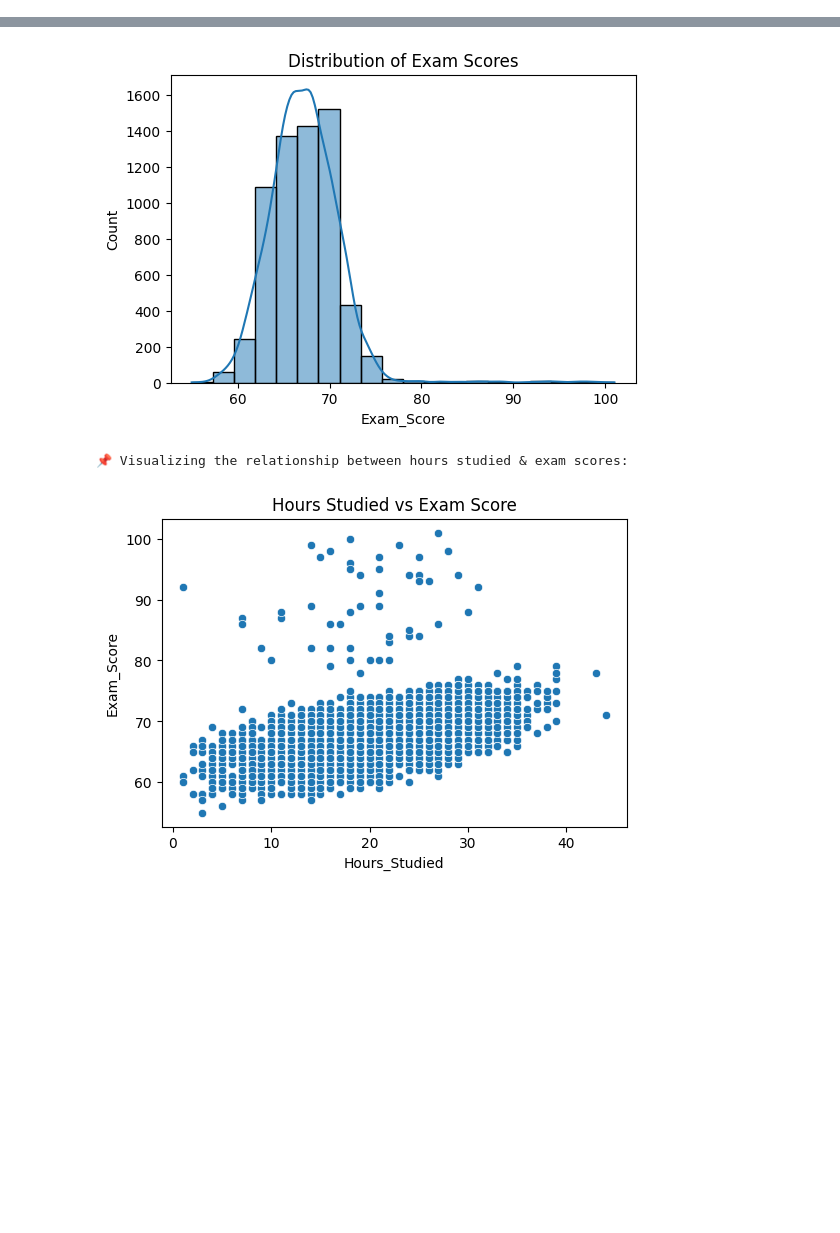
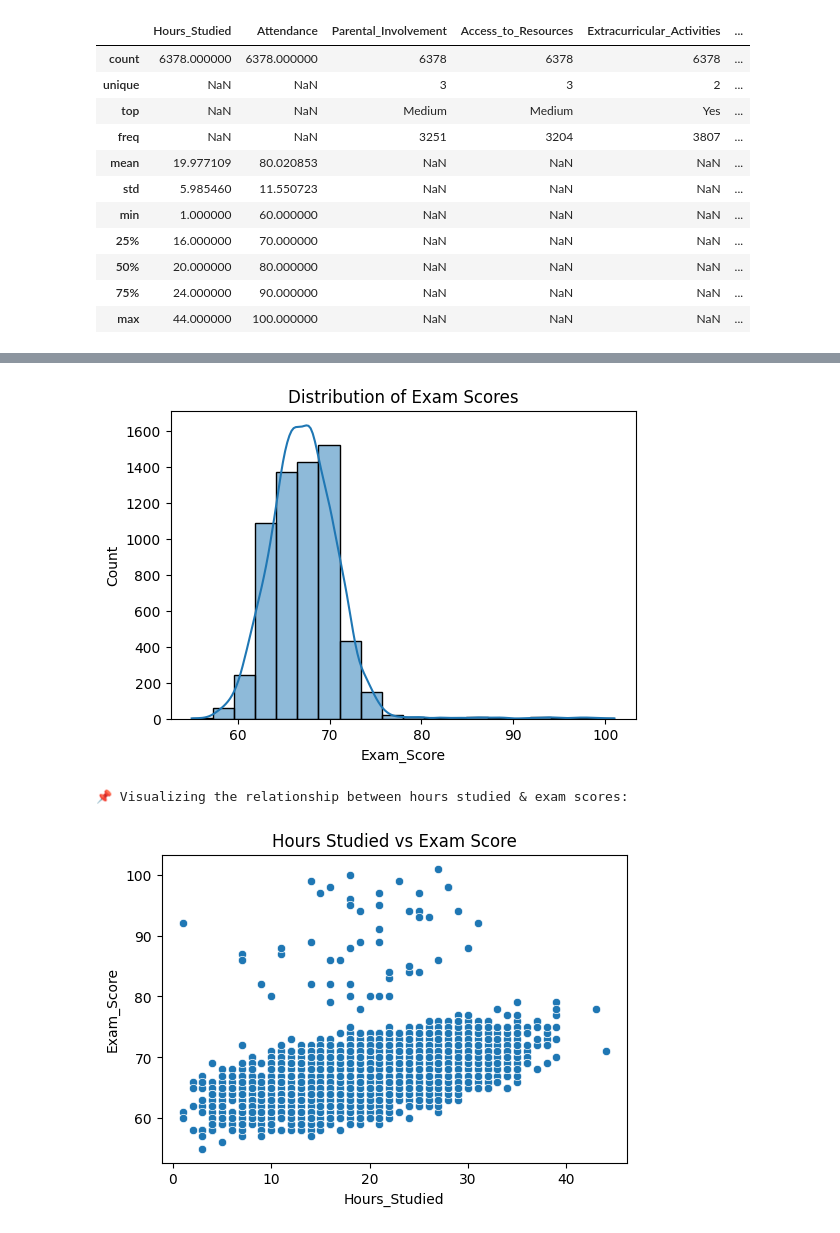
Before and after one commit to Ahmed-Samy-4dev/Student-Score-Prediction-Model, a Jupyter notebook: score_prediction.ipynb, the cells around one changed output, grey strips where cells are left out. Cells and saved outputs as stored; diff of their text form; code cells hidden in the pictures; blank space fills up the shorter version.

```diff
--- a/score_prediction.ipynb
+++ b/score_prediction.ipynb
@@ -4,7 +4,7 @@ import numpy as np
 import pandas as pd
 import matplotlib.pyplot as plt
 import seaborn as sns
-from sklearn.preprocessing import PolynomialFeatures
+from sklearn.preprocessing import PolynomialFeatures, LabelEncoder, OneHotEncoder
 from sklearn.metrics import mean_absolute_error, mean_squared_error, r2_score
 from sklearn.model_selection import train_test_split
 from sklearn.linear_model import LinearRegression
@@ -19,9 +19,6 @@ display(df)
 print("\n📌 Exploring DataTypes of Features:\n")
 print(df.info(),'\n')
 
-print("\n📌 Exploring Unique & Frequent Values in Features:")
-display(df.describe(include='all'))
-
 print("\n📌 Null count:")
 display(df.isnull().sum())
 print("Total nulls:", df.isnull().sum().sum())
@@ -29,6 +26,9 @@ print("Total nulls:", df.isnull().sum().sum())
 df = df.dropna(axis=0)
 
 print("\nNulls Removed:\n Total nulls:", df.isnull().sum().sum())
+
+print("\n📌 Exploring Unique & Frequent Values in Features:")
+display(df.describe(include='all'))
 
 #📊 Step 4: Visualize relationships
  # Visualizing the distribution of exam scores
@@ -49,24 +49,37 @@ print("\nConclusion:\n Data is mostly represented in a line(linear relationship)
 
 #🎯 Step 5: Assign Target & Features
 y = df[['Exam_Score']]
-x = df[['Hours_Studied', 'Attendance', 'Sleep_Hours', 'Previous_Scores', 'Tutoring_Sessions', 'Physical_Activity']]
+x = df.drop(columns=['Exam_Score'], axis=1).copy()
 
-#✂️ Step 6: Splitting the dataset into training & testing sets
+numerical = df.select_dtypes(include=["int64"])
+categorical = df.select_dtypes(include=["object"])
+
+#🛠️ Step 6: Feature Preparation
+ # encoding categorical values
+ohe = OneHotEncoder(drop='first', sparse_output=False)
+encoded = ohe.fit_transform(categorical)
+categorical = pd.DataFrame(encoded, columns=ohe.get_feature_names_out(categorical.columns))
+
+ # regenerating index values
+numerical = numerical.reset_index()
+categorical = categorical.reset_index()
+
+x = pd.concat([numerical, categorical], axis=1)
+
+#✂️ Step 7: Splitting the dataset into training & testing sets
 x_train, x_test, y_train, y_test = train_test_split(x, y, test_size=0.25, random_state=1)
 
-#🤖 Step 7: Training Linear Regression Model
+#🤖 Step 8: Training Linear Regression Model
 linear_model = LinearRegression()
 linear_model.fit(x_train,y_train)
 
-#🔍 Step 8: Predict & Visualize Linear Regression Outputs
+#🔍 Step 9: Predict & Visualize Linear Regression Outputs
 linear_predict = linear_model.predict(x_test)
 
 print("\n📌 Linear Regression Results:\n")
 print("MAE:", mean_absolute_error(y_test,linear_predict))
 print("MSE:", mean_squared_error(y_test,linear_predict))
- # storing r2 score for comparison
-r2_scores = [r2_score(y_test, linear_predict)]
-print("R2_Score:", r2_scores[0])
+print("R2_Score:", r2_score(y_test, linear_predict))
 
  # visualize output
 plt.scatter(y_test, linear_predict)
@@ -78,14 +91,7 @@ plt.ylabel("Predicted Scores")
 plt.title("Actual vs Predicted (Linear Regression)")
 plt.show()
 
- # 2nd visualization of output
-plt.plot(range(len(y_test)), y_test.values, label="Actual")
-plt.plot(range(len(linear_predict)), linear_predict, label="Predicted")
-plt.legend()
-plt.title("Actual vs Predicted (Linear Regression)")
-plt.show()
-
-#🤖 Step 9: Training Polynomial Regression Model
+#🤖 Step 10: Training Polynomial Regression Model
 poly = PolynomialFeatures(degree=2)
 x_train_poly = poly.fit_transform(x_train)
 x_test_poly = poly.transform(x_test)
@@ -93,16 +99,14 @@ x_test_poly = poly.transform(x_test)
 poly_model = LinearRegression()
 poly_model.fit(x_train_poly, y_train)
 
-#🔍 Step 10: Predict & Visualize Polynomial Regression Outputs
+#🔍 Step 11: Predict & Visualize Polynomial Regression Outputs
 poly_predict = poly_model.predict(x_test_poly)
 
 
 print("\n📌 Polynomial Regression Results:\n")
 print("MAE:", mean_absolute_error(y_test,poly_predict))
 print("MSE:", mean_squared_error(y_test,poly_predict))
- # storing r2 score for comparison
-r2_scores.append(r2_score(y_test,poly_predict))
-print("R2_Score:", r2_scores[1])
+print("R2_Score:", r2_score(y_test,poly_predict))
 
  # visualize output
 plt.scatter(y_test, poly_predict)
@@ -114,19 +118,14 @@ plt.ylabel("Predicted Scores")
 plt.title("Actual vs Predicted (Polynomial Regression)")
 plt.show()
 
- # 2nd visualization of output
-plt.plot(range(len(y_test)), y_test.values, label="Actual")
-plt.plot(range(len(poly_predict)), poly_predict, label="Predicted")
-plt.legend()
-plt.title("Actual vs Predicted (Polynomial Regression)")
-plt.show()
-
-# 📊 Step 15: Evaluate & Compare Model Performance
-print("\n📌 Comparing R2-Score of Models:\n")
-
- # Compare F1-scores from the 3 approaches
+# 📊 Step 12: Evaluate & Compare Model Performance
 names = ['Linear Regression', 'Polynomial Regression']
 
+r2_scores = [r2_score(y_test, linear_predict), r2_score(y_test, poly_predict)]
+MAE_scores = [mean_absolute_error(y_test, linear_predict), mean_absolute_error(y_test, poly_predict)]
+MSE_scores = [mean_squared_error(y_test, linear_predict), mean_squared_error(y_test, poly_predict)]
+
+print("\n📌 Comparing R2-Score of Models:\n")
 plt.figure(figsize=(6,4))
 plt.bar(names, r2_scores, color=["#4C72B0", "#55A868"])
 plt.title("R2-Score Comparison Across Models")
@@ -134,9 +133,27 @@ plt.ylabel("R2 Score")
 plt.xticks(rotation=15)
 plt.show()
 
+print("\n📌 Comparing Mean Absolute Error of Models:\n")
+plt.figure(figsize=(6,4))
+plt.bar(names, MAE_scores, color=["#4C72B0", "#55A868"])
+plt.title("Mean Absolute Error(MAE) Comparison Across Models")
+plt.ylabel("MAE")
+plt.xticks(rotation=15)
+plt.show()
+
+print("\n📌 Comparing Mean Squared Error of Models:\n")
+plt.figure(figsize=(6,4))
+plt.bar(names, MSE_scores, color=["#4C72B0", "#55A868"])
+plt.title("Mean Square Error(MSE) Comparison Across Models")
+plt.ylabel("MSE")
+plt.xticks(rotation=15)
+plt.show()
+
+
  # ✅ Final conclusion
 print("\n🏆 Conclusion:")
-print("Linear Regression performed slightly better due to the linear relationship of features.")
+print("Linear Regression performed slightly better due to the linear relationship of features" \
+"\n as it produced the same r2_score with the least absolute error.")
 # %% [output]
 📌 Exploring Dataset:
 |  | Hours_Studied | Attendance | Parental_Involvement | Access_to_Resources | Extracurricular_Activities | ... |
@@ -201,0 +212,12 @@ dtype: int64
+|  | Hours_Studied | Attendance | Parental_Involvement | Access_to_Resources | Extracurricular_Activities | ... |
+| count | 6378.000000 | 6378.000000 | 6378 | 6378 | 6378 | ... |
+| unique | NaN | NaN | 3 | 3 | 2 | ... |
+| top | NaN | NaN | Medium | Medium | Yes | ... |
+| freq | NaN | NaN | 3251 | 3204 | 3807 | ... |
+| mean | 19.977109 | 80.020853 | NaN | NaN | NaN | ... |
+| std | 5.985460 | 11.550723 | NaN | NaN | NaN | ... |
+| min | 1.000000 | 60.000000 | NaN | NaN | NaN | ... |
+| 25% | 16.000000 | 70.000000 | NaN | NaN | NaN | ... |
+| 50% | 20.000000 | 80.000000 | NaN | NaN | NaN | ... |
+| 75% | 24.000000 | 90.000000 | NaN | NaN | NaN | ... |
+| max | 44.000000 | 100.000000 | NaN | NaN | NaN | ... |
```
Also changed, not shown: parts of 2 cells of this notebook.
